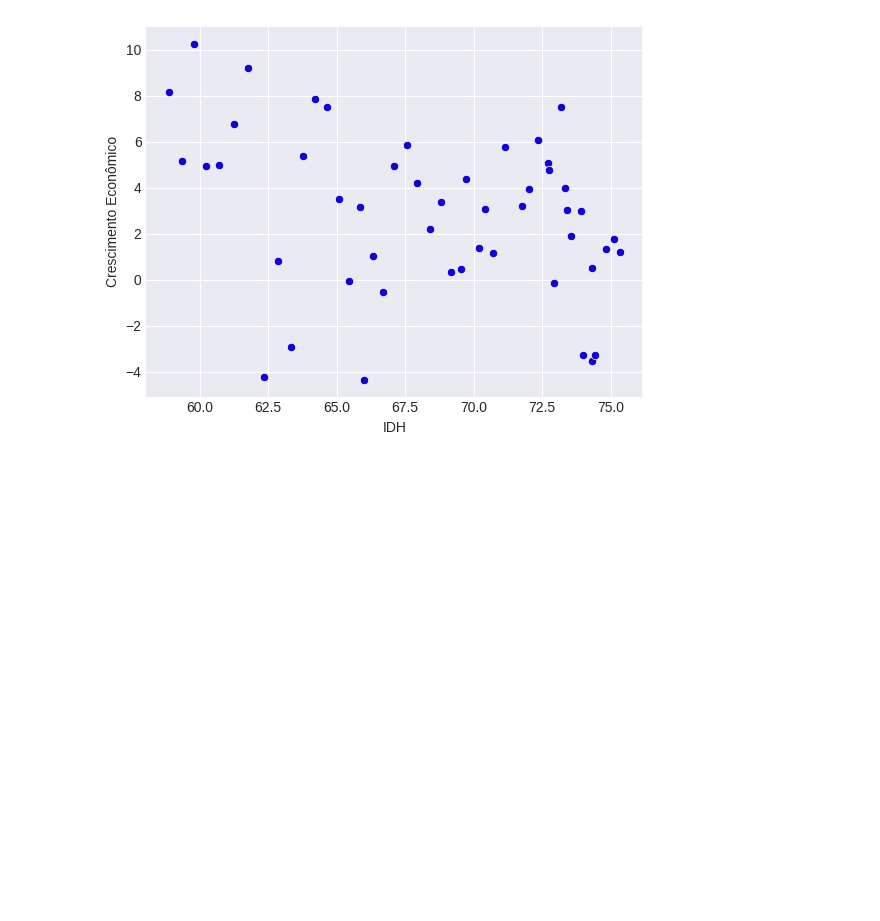
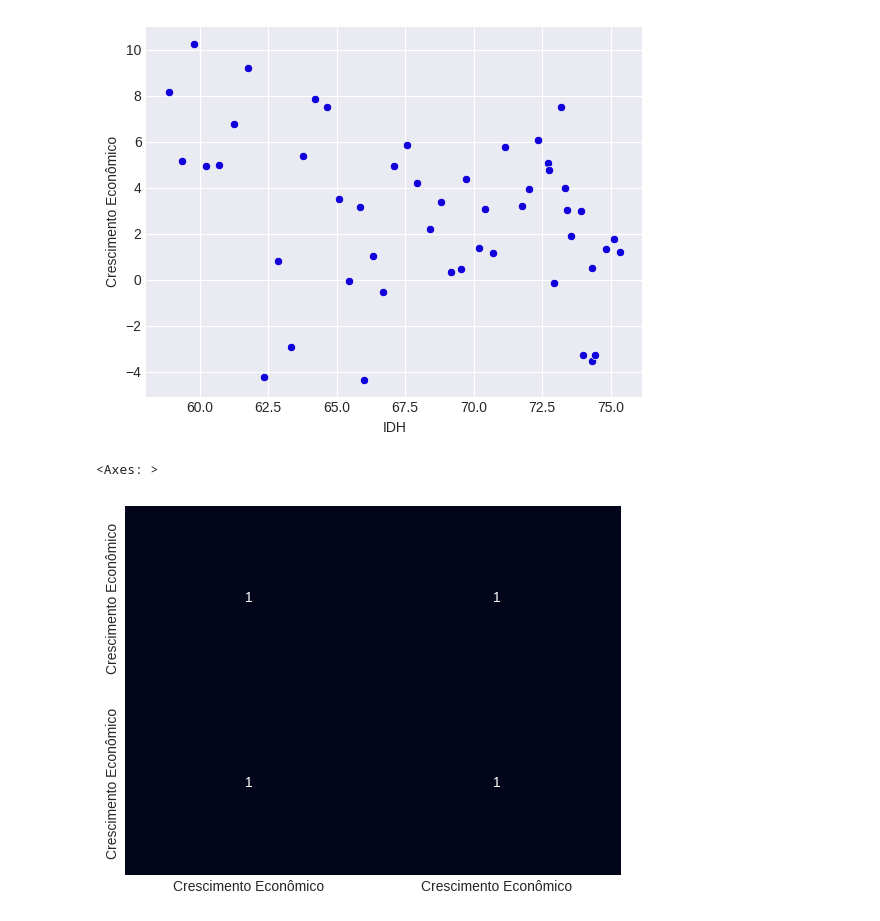
Before and after one commit to gabriel-afd/Analise_Historica_Indicadores_Brasil, a Jupyter notebook: Análise_Histórica_Indicadores_Brasil.ipynb, the cells around one changed output. Cells and saved outputs as stored; diff of their text form; code cells hidden in the pictures; blank space fills up the shorter version.

```diff
--- a/Análise_Histórica_Indicadores_Brasil.ipynb
+++ b/Análise_Histórica_Indicadores_Brasil.ipynb
@@ -479,3 +571,10 @@ sns.scatterplot(data=baseData2, x='IDH', y='Crescimento Econômico',color='#1102
 # %% [output]
 <Axes: xlabel='IDH', ylabel='Crescimento Econômico'>
 [figure]
+# %%
+corrData = baseData2[['Crescimento Econômico','Crescimento Econômico']].corr()
+
+sns.heatmap(corrData,cbar=False,annot=True)
+# %% [output]
+<Axes: >
+[figure, added]
```
Also changed, not shown: parts of 20 cells of this notebook.
